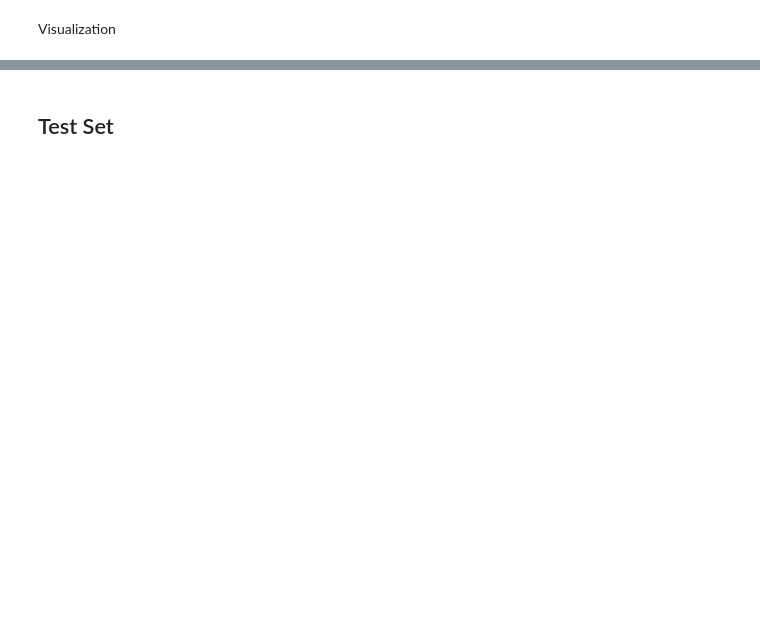
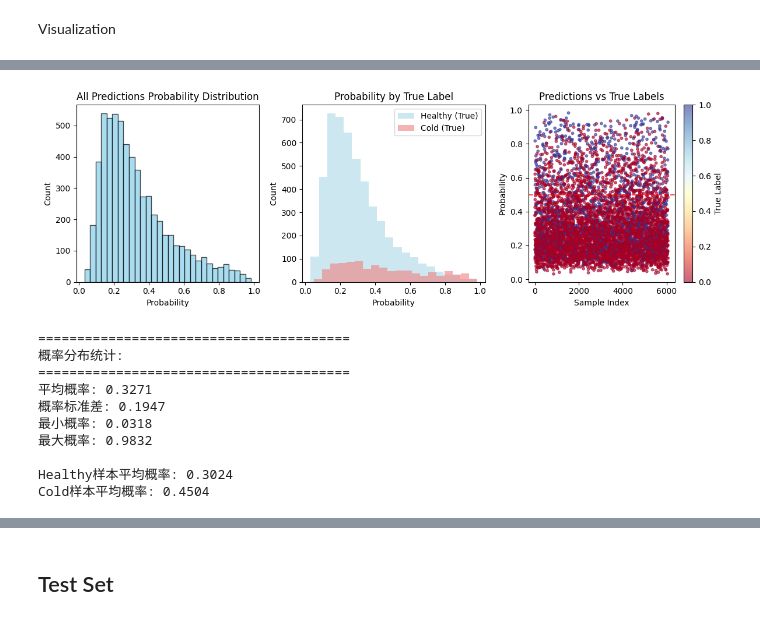
Before and after one commit to tianmalu/AI4Health, a Jupyter notebook: downstream.ipynb, the cells around one changed output, grey strips where cells are left out. Drawn from its saved outputs; the diff is of its cells as text; code cells hidden in the pictures; blank space fills up the shorter version.

```diff
--- a/downstream.ipynb
+++ b/downstream.ipynb
@@ -528,0 +1440,66 @@ print("📁 Saved loss curve and CSV")
+# %%
+# 🎯 简单的概率分布可视化
+import matplotlib.pyplot as plt
+import numpy as np
+
+# 确保val_probs已经收集完成
+val_probs = np.array(val_probs)
+val_labels = np.array(val_labels)
+
+# 1. 概率分布直方图
+plt.figure(figsize=(12, 4))
+
+plt.subplot(1, 3, 1)
+plt.hist(val_probs, bins=30, alpha=0.7, color='skyblue', edgecolor='black')
+plt.title('All Predictions Probability Distribution')
+plt.xlabel('Probability')
+plt.ylabel('Count')
+
+# 2. 按真实标签分别显示概率分布
+plt.subplot(1, 3, 2)
+healthy_probs = val_probs[val_labels == 0]
+cold_probs = val_probs[val_labels == 1]
+
+plt.hist(healthy_probs, bins=20, alpha=0.6, label='Healthy (True)', color='lightblue')
+plt.hist(cold_probs, bins=20, alpha=0.6, label='Cold (True)', color='lightcoral')
+plt.title('Probability by True Label')
+plt.xlabel('Probability')
+plt.ylabel('Count')
+plt.legend()
+
+# 3. 概率vs标签散点图
+plt.subplot(1, 3, 3)
+plt.scatter(range(len(val_probs)), val_probs, c=val_labels,
+           cmap='RdYlBu', alpha=0.6, s=10)
+plt.axhline(y=0.5, color='red', linestyle='--', alpha=0.7)
+plt.title('Predictions vs True Labels')
+plt.xlabel('Sample Index')
+plt.ylabel('Probability')
+plt.colorbar(label='True Label')
+
+plt.tight_layout()
+plt.show()
+
+# 4. 简单统计
+print("=" * 40)
+print("概率分布统计:")
+print("=" * 40)
+print(f"平均概率: {val_probs.mean():.4f}")
+print(f"概率标准差: {val_probs.std():.4f}")
+print(f"最小概率: {val_probs.min():.4f}")
+print(f"最大概率: {val_probs.max():.4f}")
+
+print(f"\nHealthy样本平均概率: {healthy_probs.mean():.4f}")
+print(f"Cold样本平均概率: {cold_probs.mean():.4f}")
+# %% [output]
+[figure, added]
+========================================
+概率分布统计:
+========================================
+平均概率: 0.3271
+概率标准差: 0.1947
+最小概率: 0.0318
+最大概率: 0.9832
+
+Healthy样本平均概率: 0.3024
+Cold样本平均概率: 0.4504
```
Also changed, not shown: parts of 34 cells of this notebook, 2 other files.
